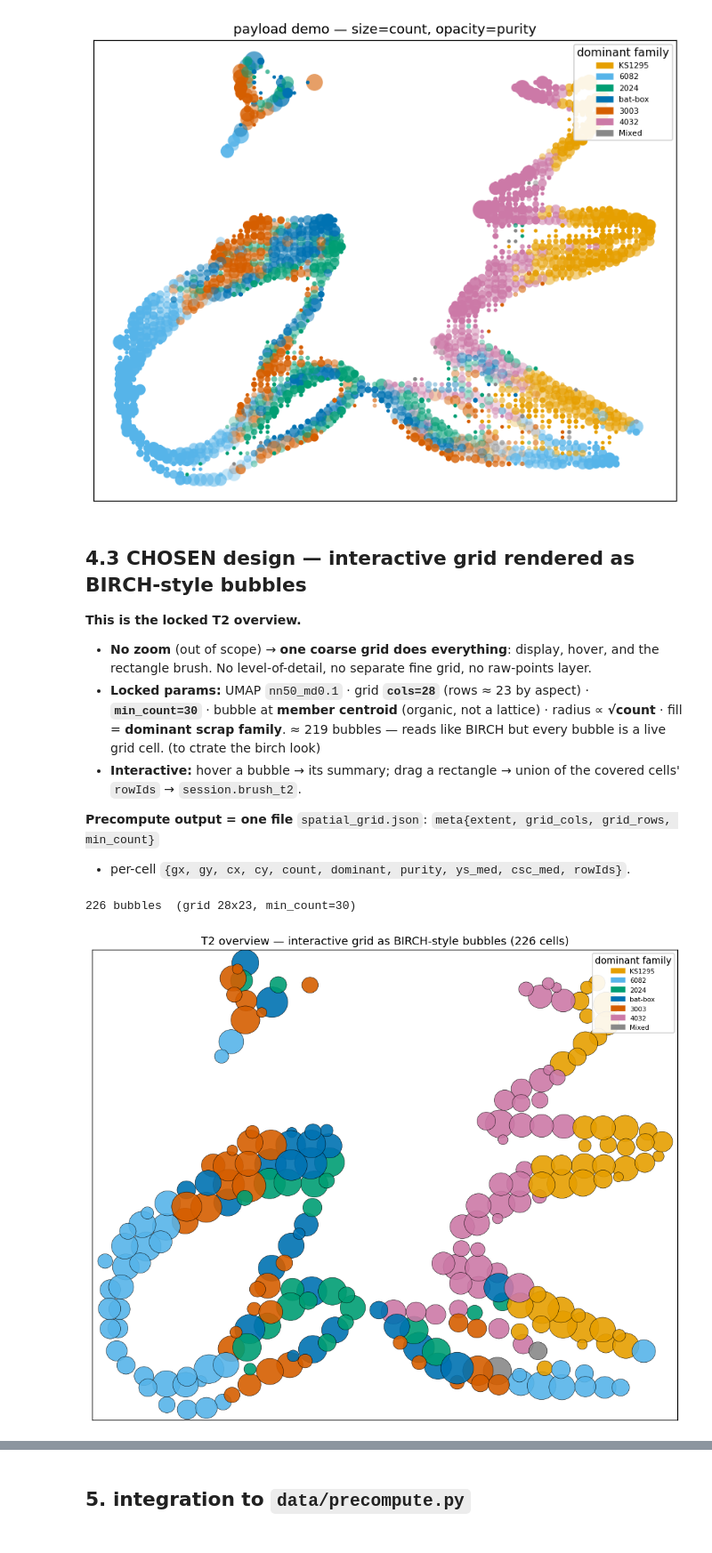
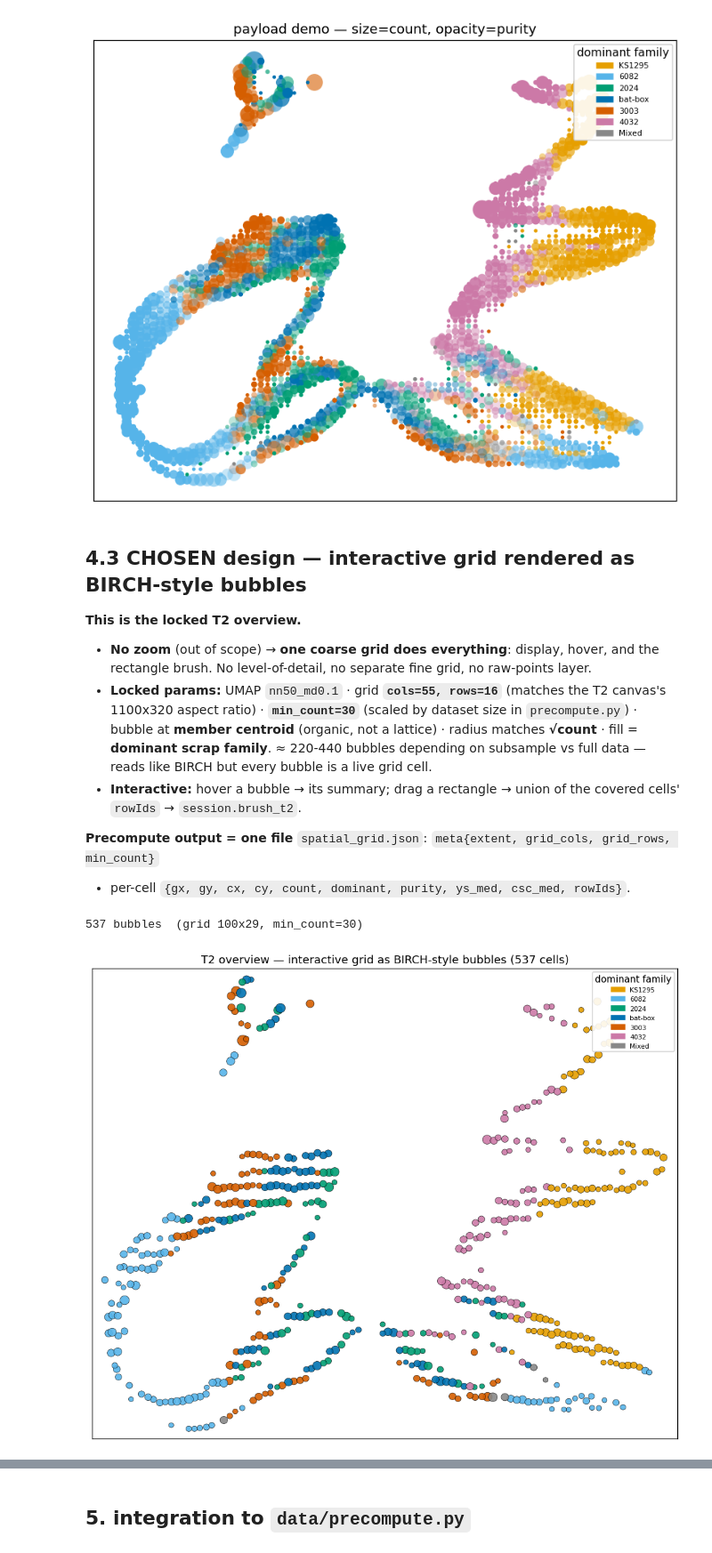
Before and after one commit to seton2024/Scrap-Alloy-Screening-Dashboard, a Jupyter notebook: data/explore_umap_aggregation.ipynb, the cells around one changed output, grey strips where cells are left out. Shown at 89% size. Cells and saved outputs as stored; diff of their text form; code cells hidden in the pictures.

```diff
--- a/data/explore_umap_aggregation.ipynb
+++ b/data/explore_umap_aggregation.ipynb
@@ -406,17 +406,21 @@ plt.tight_layout(); plt.show()
 **This is the locked T2 overview.**
 - **No zoom** (out of scope) → **one coarse grid does everything**: display, hover, and the
   rectangle brush. No level-of-detail, no separate fine grid, no raw-points layer.
-- **Locked params:** UMAP `nn50_md0.1` · grid **`cols=28`** (rows ≈ 23 by aspect) · **`min_count=30`**
-  · bubble at **member centroid** (organic, not a lattice) · radius ∝ **√count** · fill = **dominant
-  scrap family**. ≈ 219 bubbles — reads like BIRCH but every bubble is a live grid cell. (to ctrate the birch look)
+- **Locked params:** UMAP `nn50_md0.1` · grid **`cols=55, rows=16`** (matches the T2 canvas's
+  1100x320 aspect ratio) ·
+  **`min_count=30`** (scaled by dataset size in `precompute.py`) · bubble at **member centroid**
+  (organic, not a lattice) · radius matches **√count** · fill = **dominant scrap family**. ≈ 220-440
+  bubbles depending on subsample vs full data — reads like BIRCH but every bubble is a live
+  grid cell.
 - **Interactive:** hover a bubble → its summary; drag a rectangle → union of the covered cells'
   `rowIds` → `session.brush_t2`.
 
 **Precompute output = one file** `spatial_grid.json`: `meta{extent, grid_cols, grid_rows, min_count}`
 + per-cell `{gx, gy, cx, cy, count, dominant, purity, ys_med, csc_med, rowIds}`.
 # %%
-# ---- locked params (the design is fixed to the nn50 embedding) ----
-GRID_COLS, MIN_COUNT, RMAX_FRAC = 28, 30, 0.72
+# locked params (the design is fixed to the nn50 embedding)
+T2_CANVAS_W, T2_CANVAS_H = 1100, 320   # must track <canvas id="canvasT2"> in index.html
+GRID_COLS, MIN_COUNT, RMAX_FRAC = 100, 30, 0.72
 E = embeddings["nn50_md0.1"]
 ys_sub  = df["YS(MPa)"].values[sub]
 csc_sub = df["CSC"].values[sub]
@@ -426,7 +430,7 @@ x0, x1 = float(E[:, 0].min()), float(E[:, 0].max())
 y0, y1 = float(E[:, 1].min()), float(E[:, 1].max())
 sx, sy = (x1 - x0) * 0.02, (y1 - y0) * 0.02
 x0 -= sx; x1 += sx; y0 -= sy; y1 += sy
-GRID_ROWS = max(1, int(round(GRID_COLS * (y1 - y0) / (x1 - x0))))
+GRID_ROWS = max(1, int(round(GRID_COLS * T2_CANVAS_H / T2_CANVAS_W)))
 cw, ch = (x1 - x0) / GRID_COLS, (y1 - y0) / GRID_ROWS
 
 # ---- bin points into cells; keep cells with >= MIN_COUNT ----
@@ -436,35 +440,35 @@ buckets = defaultdict(list)
 for p in range(len(E)): buckets[(int(ix[p]), int(iy[p]))].append(p)
 
 cells = []
 for (gx, gy), pos in buckets.items():
     if len(pos) < MIN_COUNT: continue
     pos = np.array(pos)
     bc = np.bincount(labels_s[pos], minlength=7); d = int(bc.argmax())
     cells.append(dict(gx=gx, gy=gy,
                       cx=float(E[pos, 0].mean()), cy=float(E[pos, 1].mean()),   # member centroid
                       count=int(len(pos)), dominant=d,
                       purity=round(float(bc.max() / len(pos)), 3),
                       ys_med=round(float(np.median(ys_sub[pos])), 1),
                       csc_med=round(float(np.median(csc_sub[pos])), 3),
                       rowIds=[int(sub[p]) for p in pos]))          # GLOBAL row indices
 cref = np.percentile([c["count"] for c in cells], 92)
 print(f"{len(cells)} bubbles  (grid {GRID_COLS}x{GRID_ROWS}, min_count={MIN_COUNT})")
 
 def bubble_collection(subset, alpha):
     cc = [Circle((c["cx"], c["cy"]), RMAX_FRAC * min(cw, ch) * min(1.4, np.sqrt(c["count"] / cref)))
           for c in subset]
     return PatchCollection(cc, facecolor=[FAMILY_COLORS[c["dominant"]] for c in subset],
                            edgecolor="black", linewidths=0.4, alpha=alpha)
 
 fig, ax = plt.subplots(figsize=(9, 7.5))
 ax.add_collection(bubble_collection(cells, 0.9))
 ax.set_xlim(x0, x1); ax.set_ylim(y0, y1); ax.set_xticks([]); ax.set_yticks([])
 ax.set_title(f"T2 overview — interactive grid as BIRCH-style bubbles ({len(cells)} cells)")
 family_legend(ax)
 plt.tight_layout(); plt.show()
 # %% [output]
-226 bubbles  (grid 28x23, min_count=30)
+537 bubbles  (grid 100x29, min_count=30)
-[figure, old version]
+[figure, new version]
 # %% [markdown]
 ## 4.4 Domain decision — two-tier hybrid (Klaus, 2026-07-09)
 
```
Also changed, not shown: parts of 5 cells of this notebook, 7 other files.
